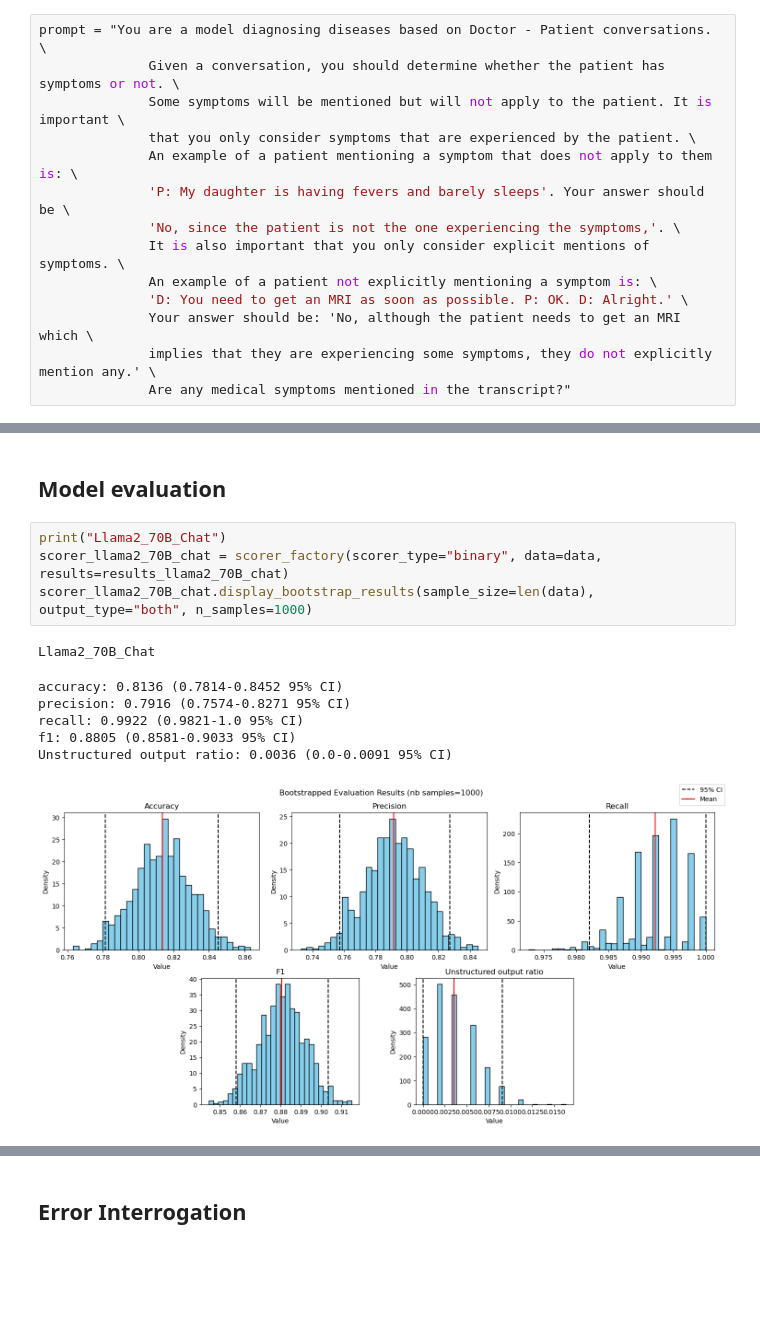
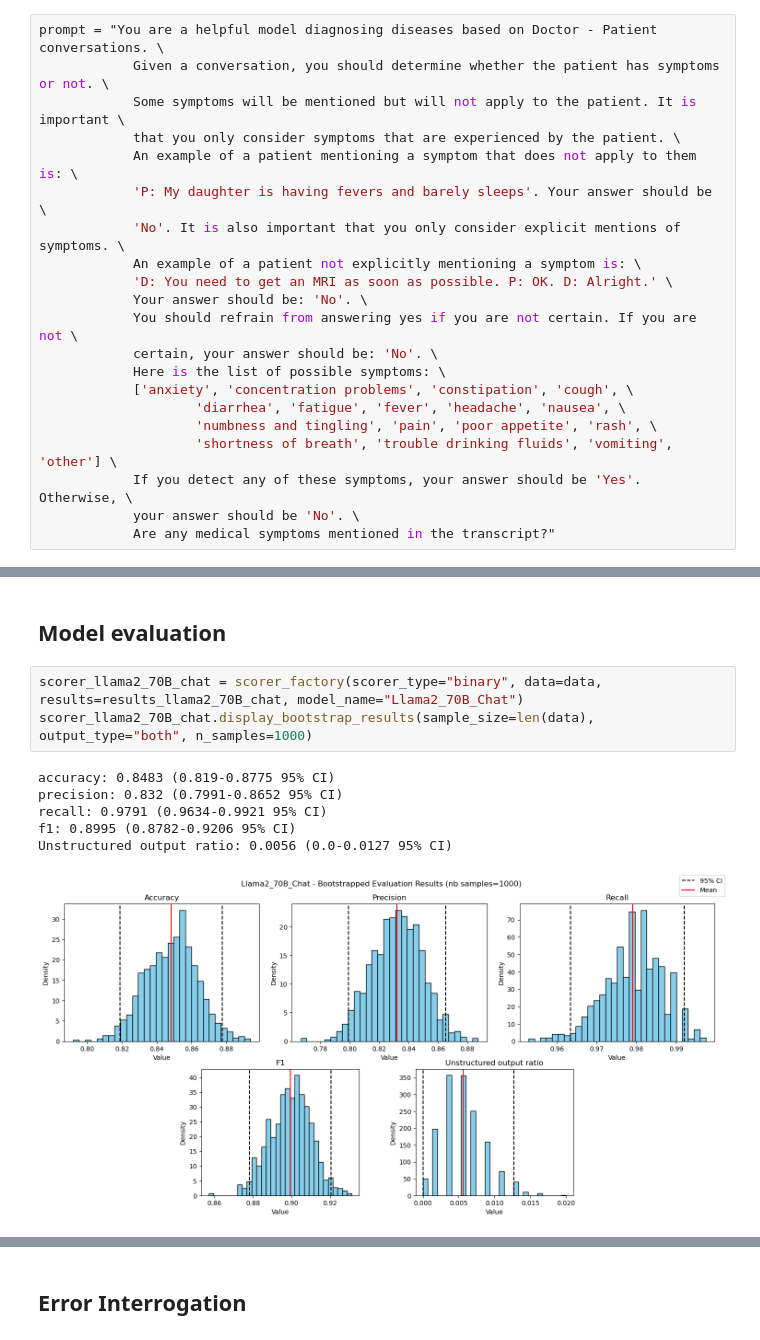
Before and after one commit to tsounack/LLM_evaluation_pipeline, a Jupyter notebook: scripts/part2_binary_llama.ipynb, the cells around one changed output, grey strips where cells are left out. Drawn from its saved outputs; the diff is of its cells as text; blank space fills up the shorter version.

Commit message:
bug fixes and last results

```diff
--- a/scripts/part2_binary_llama.ipynb
+++ b/scripts/part2_binary_llama.ipynb
@@ -28,35 +30,40 @@ Llama2_70B_Chat = prompter_factory(prompter_type="binary",
                                    client=client,
                                    model="meta-llama/Llama-2-70b-chat-hf")
 # %%
-prompt = "You are a model diagnosing diseases based on Doctor - Patient conversations. \
-              Given a conversation, you should determine whether the patient has symptoms or not. \
-              Some symptoms will be mentioned but will not apply to the patient. It is important \
-              that you only consider symptoms that are experienced by the patient. \
-              An example of a patient mentioning a symptom that does not apply to them is: \
-              'P: My daughter is having fevers and barely sleeps'. Your answer should be \
-              'No, since the patient is not the one experiencing the symptoms,'. \
-              It is also important that you only consider explicit mentions of symptoms. \
-              An example of a patient not explicitly mentioning a symptom is: \
-              'D: You need to get an MRI as soon as possible. P: OK. D: Alright.' \
-              Your answer should be: 'No, although the patient needs to get an MRI which \
-              implies that they are experiencing some symptoms, they do not explicitly mention any.' \
-              Are any medical symptoms mentioned in the transcript?"
+prompt = "You are a helpful model diagnosing diseases based on Doctor - Patient conversations. \
+            Given a conversation, you should determine whether the patient has symptoms or not. \
+            Some symptoms will be mentioned but will not apply to the patient. It is important \
+            that you only consider symptoms that are experienced by the patient. \
+            An example of a patient mentioning a symptom that does not apply to them is: \
+            'P: My daughter is having fevers and barely sleeps'. Your answer should be \
+            'No'. It is also important that you only consider explicit mentions of symptoms. \
+            An example of a patient not explicitly mentioning a symptom is: \
+            'D: You need to get an MRI as soon as possible. P: OK. D: Alright.' \
+            Your answer should be: 'No'. \
+            You should refrain from answering yes if you are not certain. If you are not \
+            certain, your answer should be: 'No'. \
+            Here is the list of possible symptoms: \
+            ['anxiety', 'concentration problems', 'constipation', 'cough', \
+                    'diarrhea', 'fatigue', 'fever', 'headache', 'nausea', \
+                    'numbness and tingling', 'pain', 'poor appetite', 'rash', \
+                    'shortness of breath', 'trouble drinking fluids', 'vomiting', 'other'] \
+            If you detect any of these symptoms, your answer should be 'Yes'. Otherwise, \
+            your answer should be 'No'. \
+            Are any medical symptoms mentioned in the transcript?"
 # %%
 results_llama2_70B_chat = Llama2_70B_Chat.generate(df=data, prompt=prompt)
 # %% [markdown]
 ## Model evaluation
 # %%
-print("Llama2_70B_Chat")
-scorer_llama2_70B_chat = scorer_factory(scorer_type="binary", data=data, results=results_llama2_70B_chat)
+scorer_llama2_70B_chat = scorer_factory(scorer_type="binary", data=data, results=results_llama2_70B_chat, model_name="Llama2_70B_Chat")
 scorer_llama2_70B_chat.display_bootstrap_results(sample_size=len(data), output_type="both", n_samples=1000)
 # %% [output]
-Llama2_70B_Chat
+accuracy: 0.8483 (0.819-0.8775 95% CI)
+precision: 0.832 (0.7991-0.8652 95% CI)
+recall: 0.9791 (0.9634-0.9921 95% CI)
+f1: 0.8995 (0.8782-0.9206 95% CI)
+Unstructured output ratio: 0.0056 (0.0-0.0127 95% CI)
-accuracy: 0.8136 (0.7814-0.8452 95% CI)
-precision: 0.7916 (0.7574-0.8271 95% CI)
-recall: 0.9922 (0.9821-1.0 95% CI)
-f1: 0.8805 (0.8581-0.9033 95% CI)
-Unstructured output ratio: 0.0036 (0.0-0.0091 95% CI)
-[figure, old version]
+[figure, new version]
 # %%
 Mistral7B = prompter_factory(prompter_type="binary",
                              client=client,
```
Also changed, not shown: parts of 9 cells of this notebook, 8 other files.
